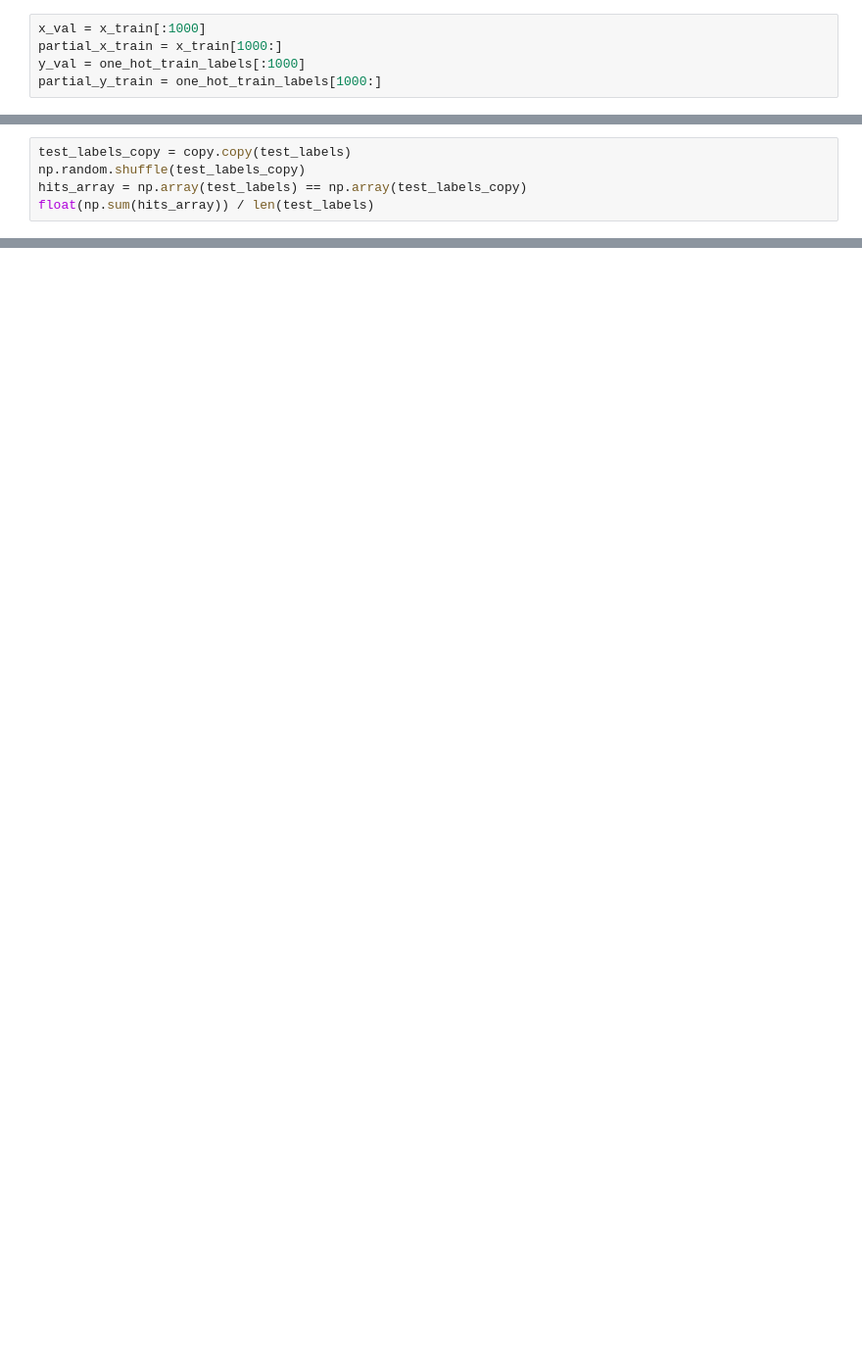
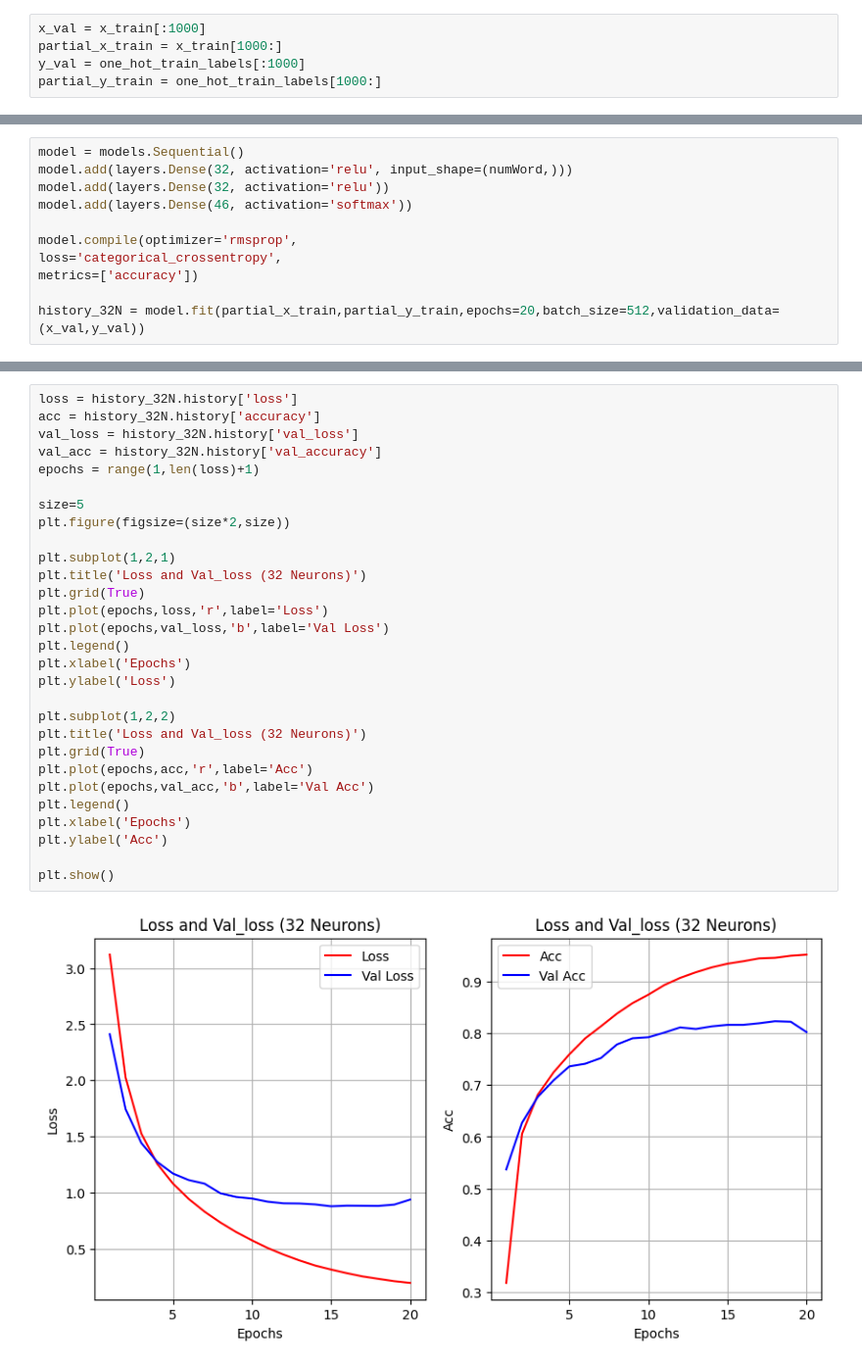
Before and after one commit to bpppoh/Mylearning, a Jupyter notebook: 4312/week6/class_learning.ipynb, the cells around one changed output, grey strips where cells are left out. Shown at 98% size. Saved outputs shown, nothing was run; the diff lists cells and outputs as text; blank space fills up the shorter version.

```diff
--- a/4312/week6/class_learning.ipynb
+++ b/4312/week6/class_learning.ipynb
@@ -143,6 +165,12 @@ results : [1.1327545642852783, 0.7898486256599426]
 # %%
-test_labels_copy = copy.copy(test_labels)
-np.random.shuffle(test_labels_copy)
-hits_array = np.array(test_labels) == np.array(test_labels_copy)
-float(np.sum(hits_array)) / len(test_labels)
+model = models.Sequential()
+model.add(layers.Dense(32, activation='relu', input_shape=(numWord,)))
+model.add(layers.Dense(32, activation='relu'))
+model.add(layers.Dense(46, activation='softmax'))
+
+model.compile(optimizer='rmsprop',
+loss='categorical_crossentropy',
+metrics=['accuracy'])
+
+history_32N = model.fit(partial_x_train,partial_y_train,epochs=20,batch_size=512,validation_data=(x_val,y_val))
 # %% [output]
@@ -149,0 +194,31 @@ float(np.sum(hits_array)) / len(test_labels)
+# %%
+loss = history_32N.history['loss']
+acc = history_32N.history['accuracy']
+val_loss = history_32N.history['val_loss']
+val_acc = history_32N.history['val_accuracy']
+epochs = range(1,len(loss)+1)
+
+size=5
+plt.figure(figsize=(size*2,size))
+
+plt.subplot(1,2,1)
+plt.title('Loss and Val_loss (32 Neurons)')
+plt.grid(True)
+plt.plot(epochs,loss,'r',label='Loss')
+plt.plot(epochs,val_loss,'b',label='Val Loss')
+plt.legend()
+plt.xlabel('Epochs')
+plt.ylabel('Loss')
+
+plt.subplot(1,2,2)
+plt.title('Loss and Val_loss (32 Neurons)')
+plt.grid(True)
+plt.plot(epochs,acc,'r',label='Acc')
+plt.plot(epochs,val_acc,'b',label='Val Acc')
+plt.legend()
+plt.xlabel('Epochs')
+plt.ylabel('Acc')
+
+plt.show()
+# %% [output]
+[figure, added]
```
Also changed, not shown: parts of 18 cells of this notebook, 8 other files.
